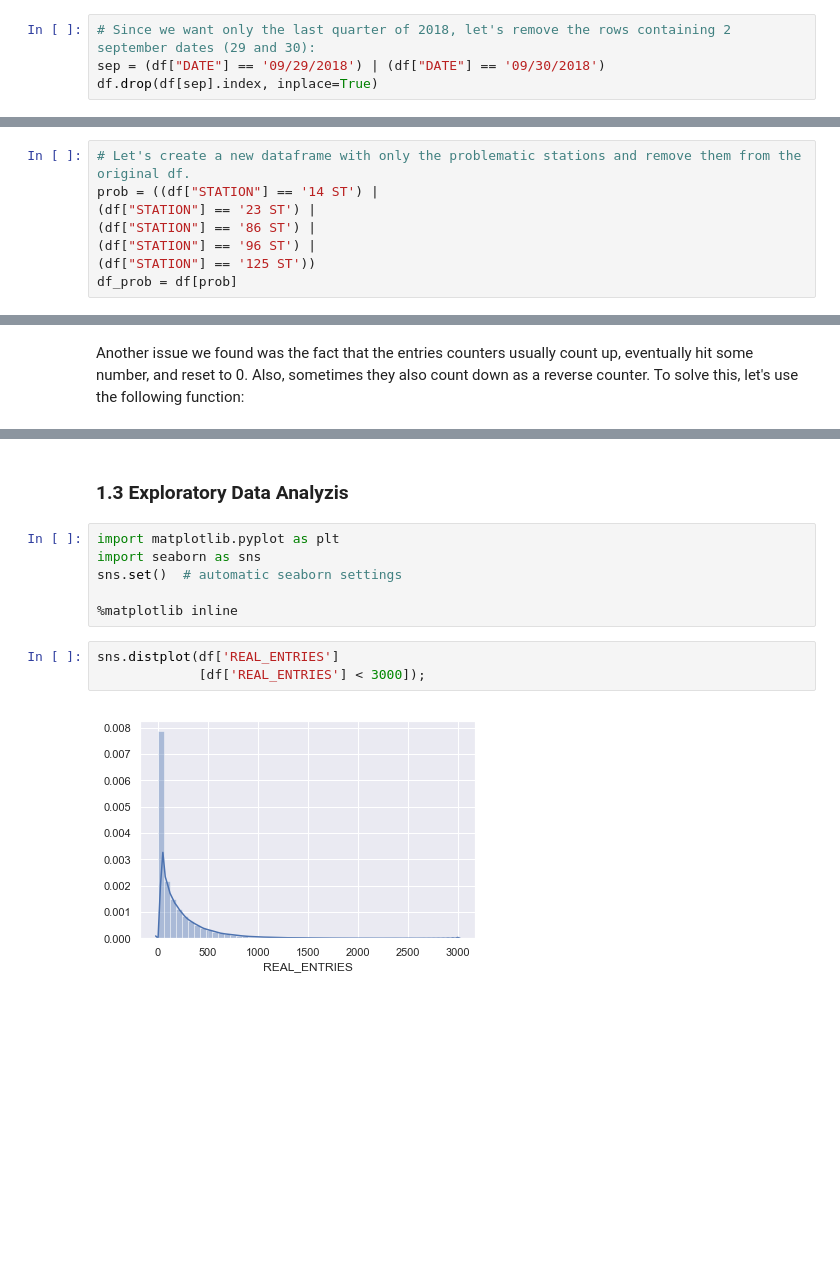
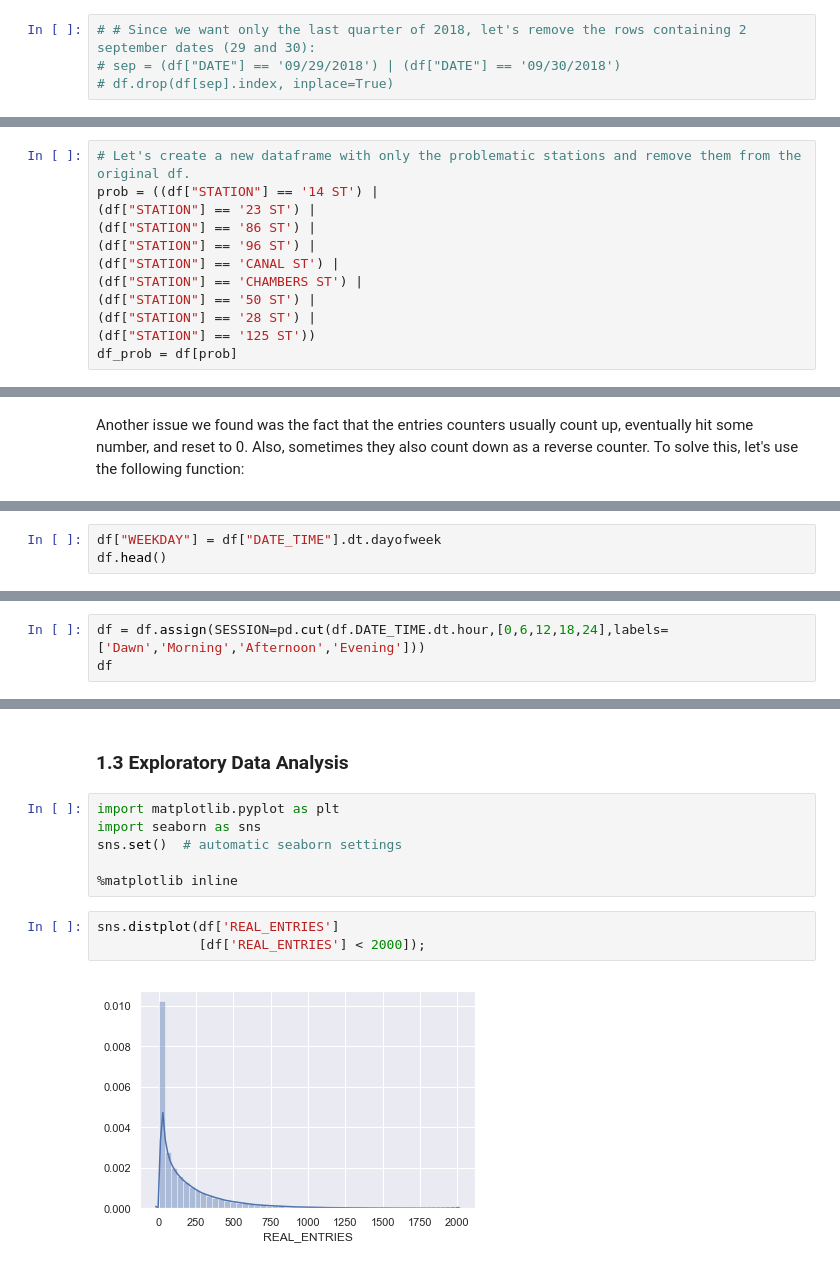
Before and after one commit to liviasalgueiro/Metis_Project-1, a Jupyter notebook: BlackBelt_Benson_Project.ipynb, the cells around one changed output, grey strips where cells are left out. Saved outputs shown, nothing was run; the diff lists cells and outputs as text; blank space fills up the shorter version.

```diff
--- a/BlackBelt_Benson_Project.ipynb
+++ b/BlackBelt_Benson_Project.ipynb
@@ -129,7 +129,7 @@ memory usage: 723.5+ MB
 # %%
-# Since we want only the last quarter of 2018, let's remove the rows containing 2 september dates (29 and 30):
-sep = (df["DATE"] == '09/29/2018') | (df["DATE"] == '09/30/2018')
-df.drop(df[sep].index, inplace=True)
+# # Since we want only the last quarter of 2018, let's remove the rows containing 2 september dates (29 and 30):
+# sep = (df["DATE"] == '09/29/2018') | (df["DATE"] == '09/30/2018')
+# df.drop(df[sep].index, inplace=True)
 # %%
 sorted(df["DATE"].unique())
 # no more september dates
@@ -326,6 +326,10 @@ prob = ((df["STATION"] == '14 ST') |
 (df["STATION"] == '23 ST') |
 (df["STATION"] == '86 ST') |
 (df["STATION"] == '96 ST') |
+(df["STATION"] == 'CANAL ST') |
+(df["STATION"] == 'CHAMBERS ST') |
+(df["STATION"] == '50 ST') |
+(df["STATION"] == '28 ST') |
 (df["STATION"] == '125 ST'))
 df_prob = df[prob]
 # %%
@@ -485,0 +490,3 @@ df[df["STATION"] == "GRD CNTRL-42 ST"].sort_values(by=["REAL_ENTRIES"],ascending
+# %%
+df["WEEKDAY"] = df["DATE_TIME"].dt.dayofweek
+df.head()
@@ -485,0 +500,3 @@ df[df["STATION"] == "GRD CNTRL-42 ST"].sort_values(by=["REAL_ENTRIES"],ascending
+# %%
+df = df.assign(SESSION=pd.cut(df.DATE_TIME.dt.hour,[0,6,12,18,24],labels=['Dawn','Morning','Afternoon','Evening']))
+df
@@ -486,5 +522,5 @@ df[df["STATION"] == "GRD CNTRL-42 ST"].sort_values(by=["REAL_ENTRIES"],ascending
 # %% [markdown]
-### 1.3 Exploratory Data Analyzis
+### 1.3 Exploratory Data Analysis
 # %%
 import matplotlib.pyplot as plt
 import seaborn as sns
@@ -493,9 +529,9 @@ sns.set()  # automatic seaborn settings
 %matplotlib inline
 # %%
 sns.distplot(df['REAL_ENTRIES']
-             [df['REAL_ENTRIES'] < 3000]);
+             [df['REAL_ENTRIES'] < 2000]);
 # %% [output]
-[figure, old version]
+[figure, new version]
 # %%
 # Let's first get the daily entries by station:
 stations_daily = \
```
Also changed, not shown: parts of 45 cells of this notebook.
